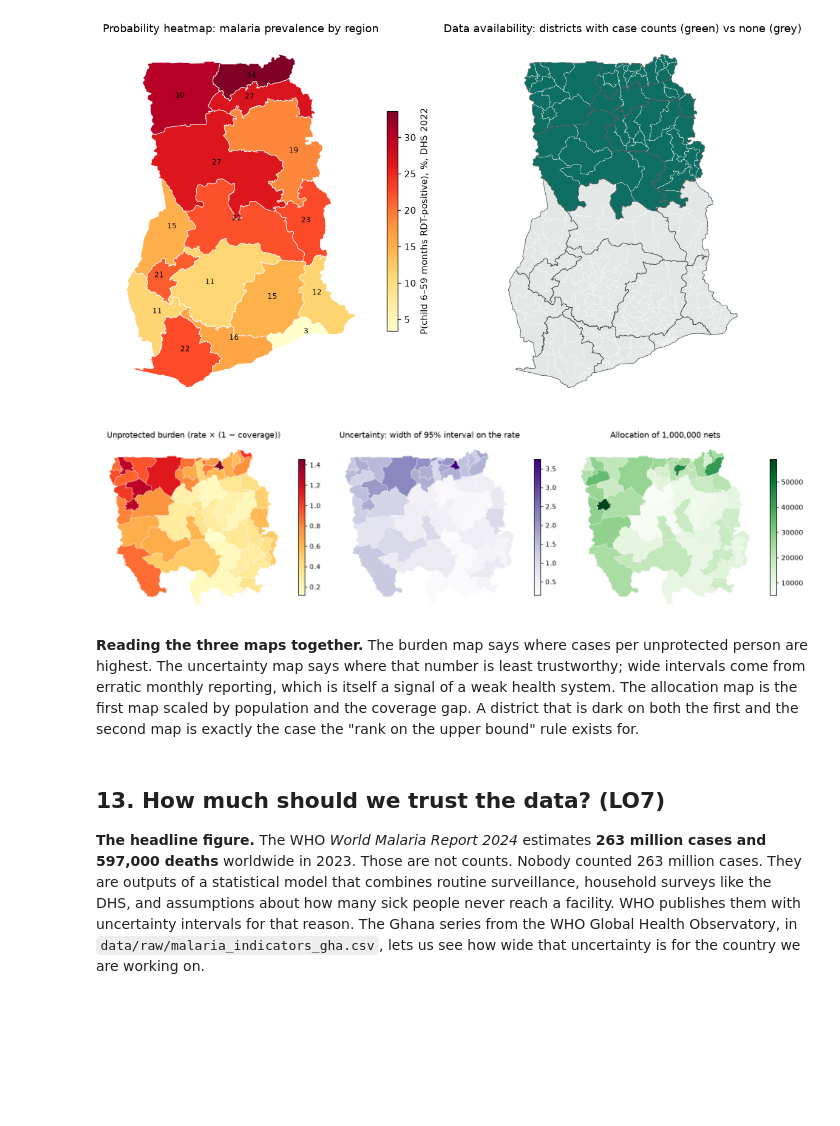
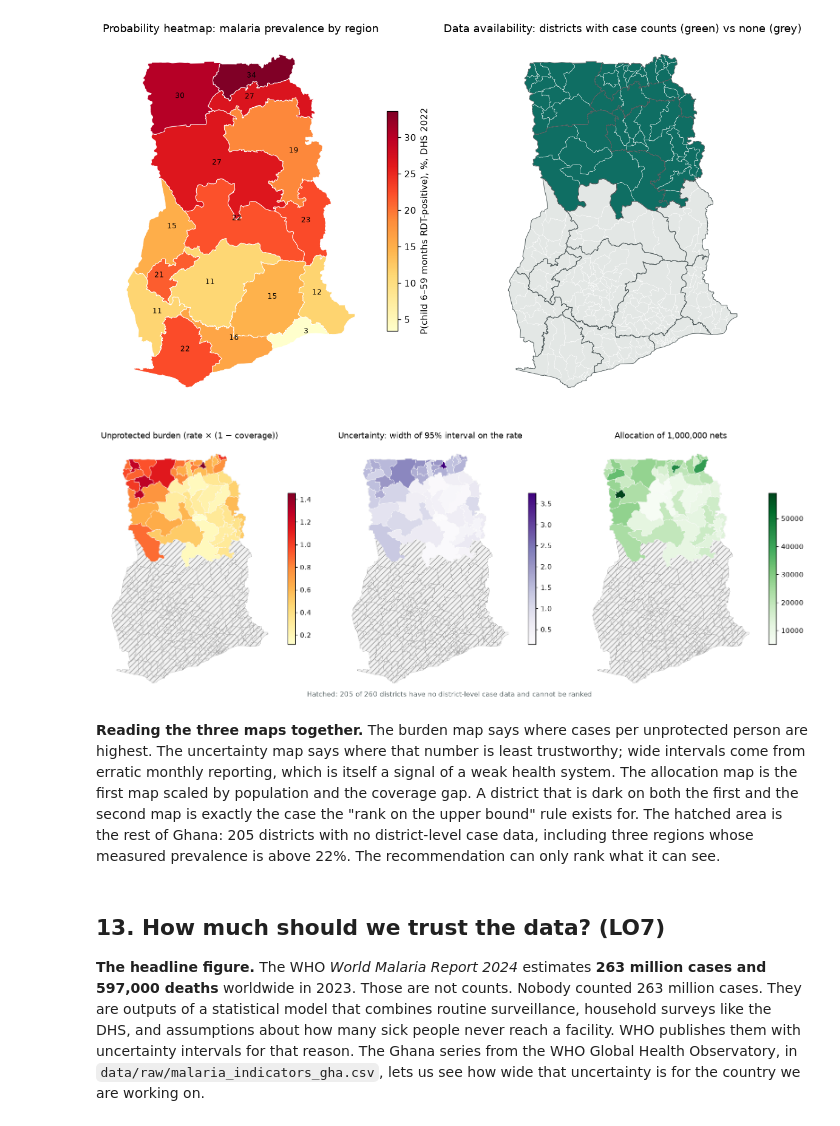
Before and after one commit to ASU-MICS-2028/mle-group-1-prosit-1, a Jupyter notebook: notebooks/prosit1.ipynb, the cells around one changed output. Cells and saved outputs as stored; diff of their text form; code cells hidden in the pictures; blank space fills up the shorter version.

```diff
--- a/notebooks/prosit1.ipynb
+++ b/notebooks/prosit1.ipynb
@@ -919,19 +919,21 @@ save(fig, "06_prevalence_heatmap_and_availability")   # write the figure to outp
 districts with district-level case data: 55 of 260 (79% have none)
 [figure]
 # %%
-fig, ax = plt.subplots(1, 3, figsize=(15, 5))                          # the three maps that carry the presentation
+fig, ax = plt.subplots(1, 3, figsize=(15, 5.5))                        # the three maps that carry the presentation, drawn on the whole country
 for a, col, title, cmap in [(ax[0], "unprotected rate", "Unprotected burden (rate × (1 − coverage))", "YlOrRd"),   # where need is highest
                             (ax[1], "boot width", "Uncertainty: width of 95% interval on the rate", "Purples"),     # where we are least sure
                             (ax[2], "nets", f"Allocation of {N_NETS:,} nets", "Greens")]:                           # where the nets go
+    adm2.plot(ax=a, facecolor="#F2F2F2", edgecolor="#9A9A9A", linewidth=.3, hatch="///")   # the other 205 districts: hatched grey = no district-level data, drawn underneath
     geo.plot(column=col, cmap=cmap, legend=True, edgecolor="white", linewidth=.4, ax=a, legend_kwds={"shrink": .6})   # same drawing code, different column and colours
     a.set_title(title)   # title and axis labels, so the chart can be read without the surrounding text
     a.set_axis_off()   # hide the latitude/longitude axes; they add nothing on a map
 plt.tight_layout()   # adjust spacing so titles and labels do not overlap
+fig.text(0.5, 0.02, "Hatched: 205 of 260 districts have no district-level case data and cannot be ranked", ha="center", fontsize=10, color="#5E6A6B")   # one caption for all three panels
 save(fig, "07_burden_uncertainty_allocation")   # write the figure to outputs/figures so the slides can use it
 # %% [output]
-[figure, old version]
+[figure, new version]
 # %% [markdown]
-**Reading the three maps together.** The burden map says where cases per unprotected person are highest. The uncertainty map says where that number is least trustworthy; wide intervals come from erratic monthly reporting, which is itself a signal of a weak health system. The allocation map is the first map scaled by population and the coverage gap. A district that is dark on both the first and the second map is exactly the case the "rank on the upper bound" rule exists for.
+**Reading the three maps together.** The burden map says where cases per unprotected person are highest. The uncertainty map says where that number is least trustworthy; wide intervals come from erratic monthly reporting, which is itself a signal of a weak health system. The allocation map is the first map scaled by population and the coverage gap. A district that is dark on both the first and the second map is exactly the case the "rank on the upper bound" rule exists for. The hatched area is the rest of Ghana: 205 districts with no district-level case data, including three regions whose measured prevalence is above 22%. The recommendation can only rank what it can see.
 # %% [markdown]
 ## 13. How much should we trust the data? (LO7)
 
```
Also changed, not shown: parts of 1 cell of this notebook, 2 other files.
